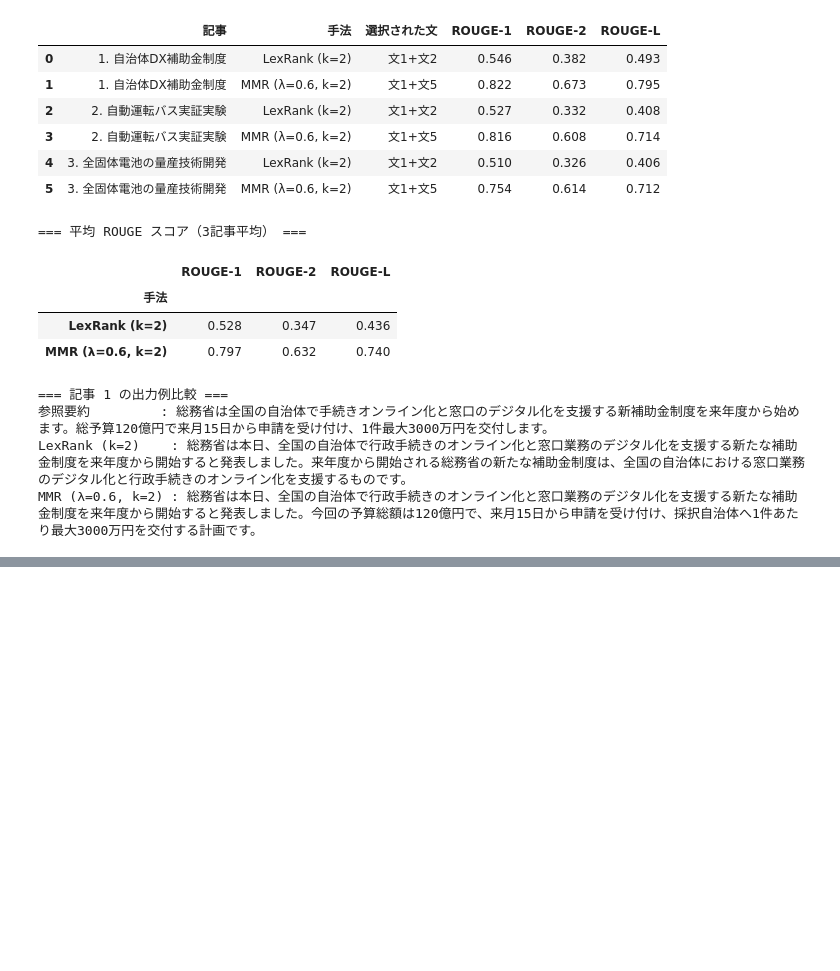
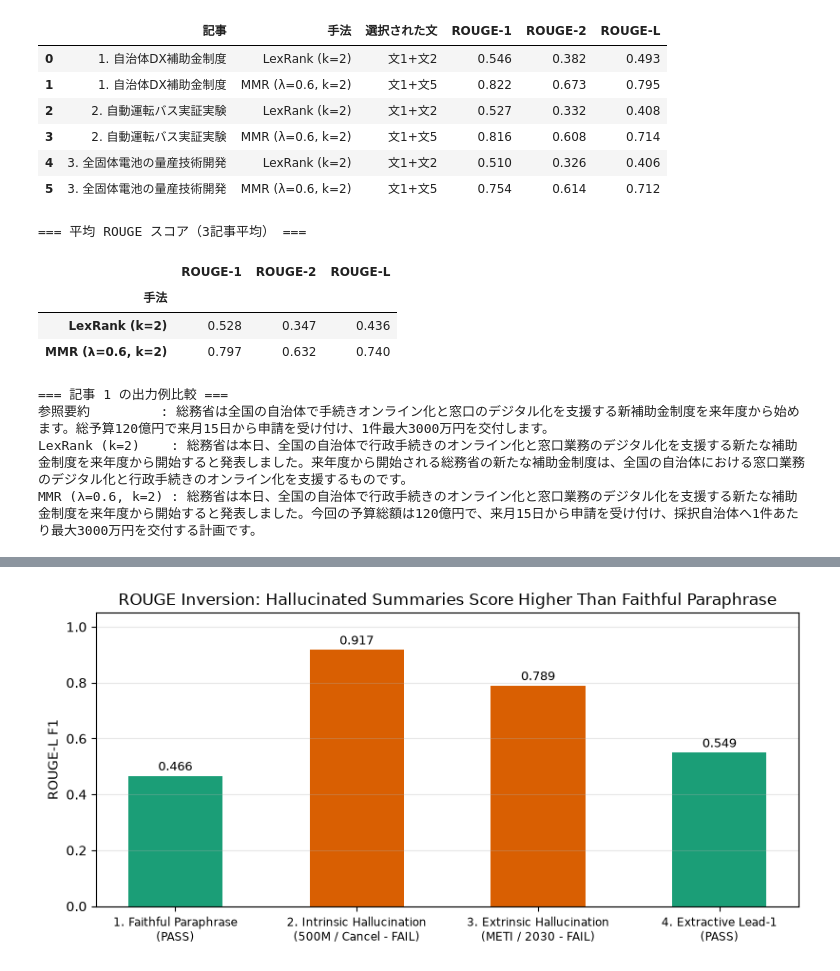
Before and after one commit to mamorlis/nlpbook, a Jupyter notebook: notebooks/ch4_summarization.ipynb, the cells around one changed output, grey strips where cells are left out. Saved outputs shown, nothing was run; the diff lists cells and outputs as text; code cells hidden in the pictures; blank space fills up the shorter version.

```diff
--- a/notebooks/ch4_summarization.ipynb
+++ b/notebooks/ch4_summarization.ipynb
@@ -444,0 +682,85 @@ MMR (λ=0.6, k=2) : 総務省は本日、全国の自治体で行政手続きの
+# %%
+import re
+
+src_article = " ".join(articles[0]["sentences"])
+ref_summary = articles[0]["reference"]
+
+candidate_summaries = [
+    (
+        "1. 忠実な言い換え（抽象型）",
+        "国は大学やベンチャー企業に対し上限5000万円を助成する人工知能研究の支援策を来年度に始める。",
+    ),
+    (
+        "2. 数値・極性すり替わり（内在的ハルシネーション）",
+        "政府は大学やスタートアップ向けに最大5億円を支給するAI研究開発の新たな補助金制度を来年度から中止します。",
+    ),
+    (
+        "3. 未出情報創作（外在的ハルシネーション）",
+        "経済産業省は大学や米国企業向けに最大5000万円を支給するAI研究開発の新たな補助金制度を2030年から開始します。",
+    ),
+    (
+        "4. 抽出型要約（リード 1文）",
+        articles[0]["sentences"][0],
+    ),
+]
+
+NEG_POLARITY = ("中止", "廃止", "見送り", "停止", "打ち切り")
+ORG_ENTITIES = ("政府", "経済産業省", "総務省", "文部科学省", "大学", "スタートアップ", "ベンチャー", "米国企業", "自治体")
+
+def check_faithfulness(src, hyp):
+    src_nums = set(re.findall(r"\d+[万億千百円年件%]*", src))
+    hyp_nums = set(re.findall(r"\d+[万億千百円年件%]*", hyp))
+    bad_nums = sorted(hyp_nums - src_nums)
+
+    # 同義言い換え（国~政府, ベンチャー~スタートアップ）のみ許可し、原文未出の主体を検出
+    src_expanded = src.replace("政府", "政府 国").replace("スタートアップ", "スタートアップ ベンチャー")
+    unseen_orgs = [o for o in ORG_ENTITIES if o in hyp and o not in src_expanded]
+
+    pol_flip = any(w in hyp for w in NEG_POLARITY) != any(w in src for w in NEG_POLARITY)
+    issues = []
+    if bad_nums:
+        issues.append(f"数値不一致:{','.join(bad_nums)}")
+    if unseen_orgs:
+        issues.append(f"未出主体:{','.join(unseen_orgs)}")
+    if pol_flip:
+        issues.append("極性反転")
+    return ("PASS (忠実)" if not issues else "FAIL (" + " / ".join(issues) + ")", not issues)
+
+eval_h_rows = []
+for nm, hyp in candidate_summaries:
+    verdict, ok_flag = check_faithfulness(src_article, hyp)
+    eval_h_rows.append({
+        "要約タイプ": nm,
+        "ROUGE-1": round(rouge_n_f1(hyp, ref_summary, 1), 3),
+        "ROUGE-2": round(rouge_n_f1(hyp, ref_summary, 2), 3),
+        "ROUGE-L": round(rouge_l_f1(hyp, ref_summary), 3),
+        "事実整合性判定": verdict,
+        "忠実": ok_flag,
+        "要約文": hyp,
+    })
+
+hall_df = pd.DataFrame(eval_h_rows)
+print("参照要約:", ref_summary)
+display(hall_df[["要約タイプ", "ROUGE-1", "ROUGE-2", "ROUGE-L", "事実整合性判定"]])
+
+fig, ax = plt.subplots(figsize=(8.2, 4.0))
+labels_en = [
+    "1. Faithful Paraphrase\n(PASS)",
+    "2. Intrinsic Hallucination\n(500M / Cancel - FAIL)",
+    "3. Extrinsic Hallucination\n(METI / 2030 - FAIL)",
+    "4. Extractive Lead-1\n(PASS)",
+]
+colors = ["#1b9e77" if ok else "#d95f02" for ok in hall_df["忠実"]]
+x = np.arange(len(labels_en))
+ax.bar(x, hall_df["ROUGE-L"].to_numpy(), width=0.52, color=colors)
+for i, v in enumerate(hall_df["ROUGE-L"]):
+    ax.text(i, v + 0.02, f"{v:.3f}", ha="center", fontsize=9)
+ax.set_xticks(x)
+ax.set_xticklabels(labels_en, fontsize=8.5)
+ax.set_ylim(0, 1.05)
+ax.set_ylabel("ROUGE-L F1")
+ax.set_title("ROUGE Inversion: Hallucinated Summaries Score Higher Than Faithful Paraphrase")
+ax.grid(axis="y", alpha=0.3)
+plt.tight_layout()
+plt.show()
+# %% [output]
@@ -444,0 +773 @@ MMR (λ=0.6, k=2) : 総務省は本日、全国の自治体で行政手続きの
+[figure, added]
```
Also changed, not shown: parts of 13 cells of this notebook, 7 other files.
